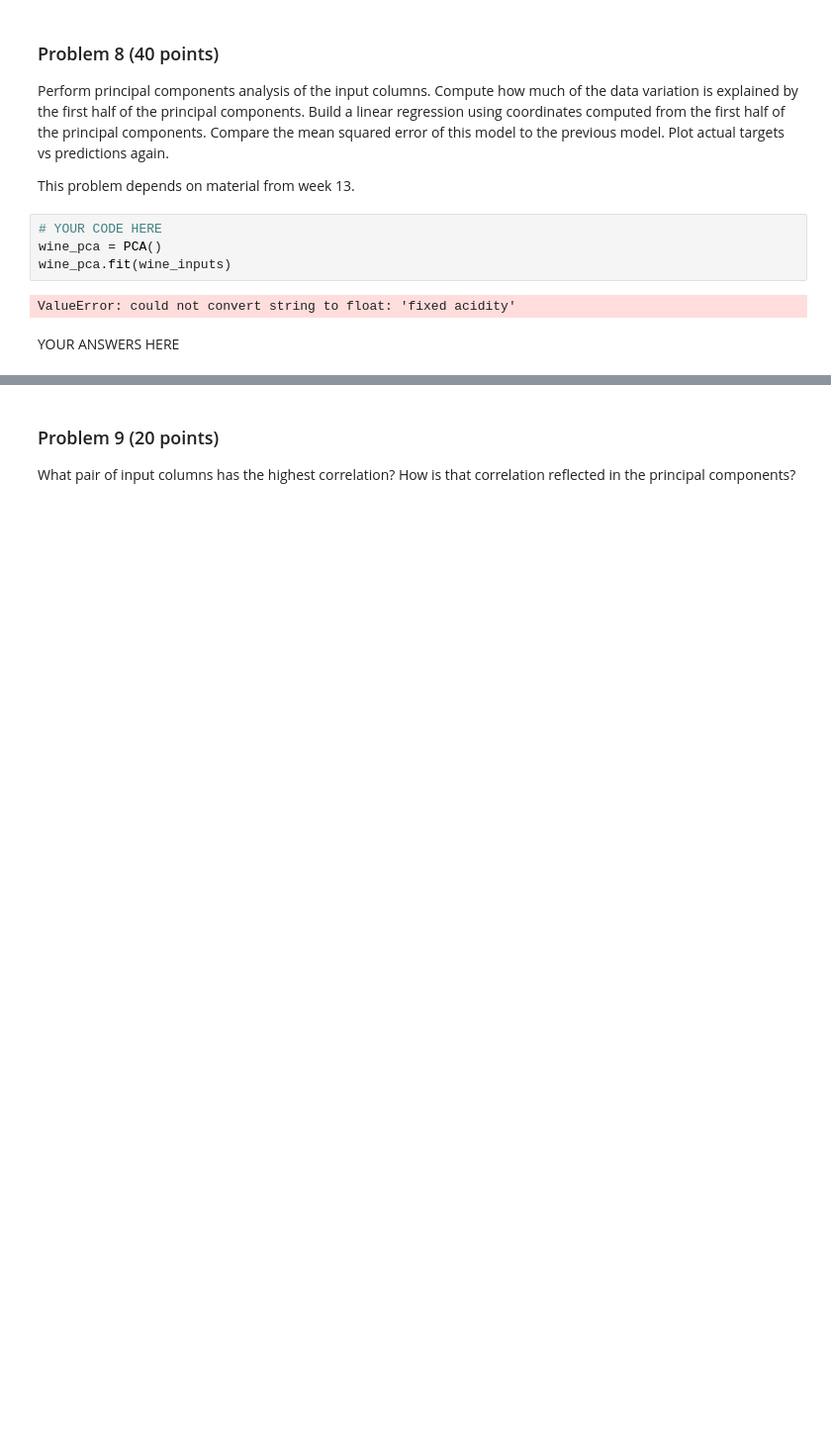
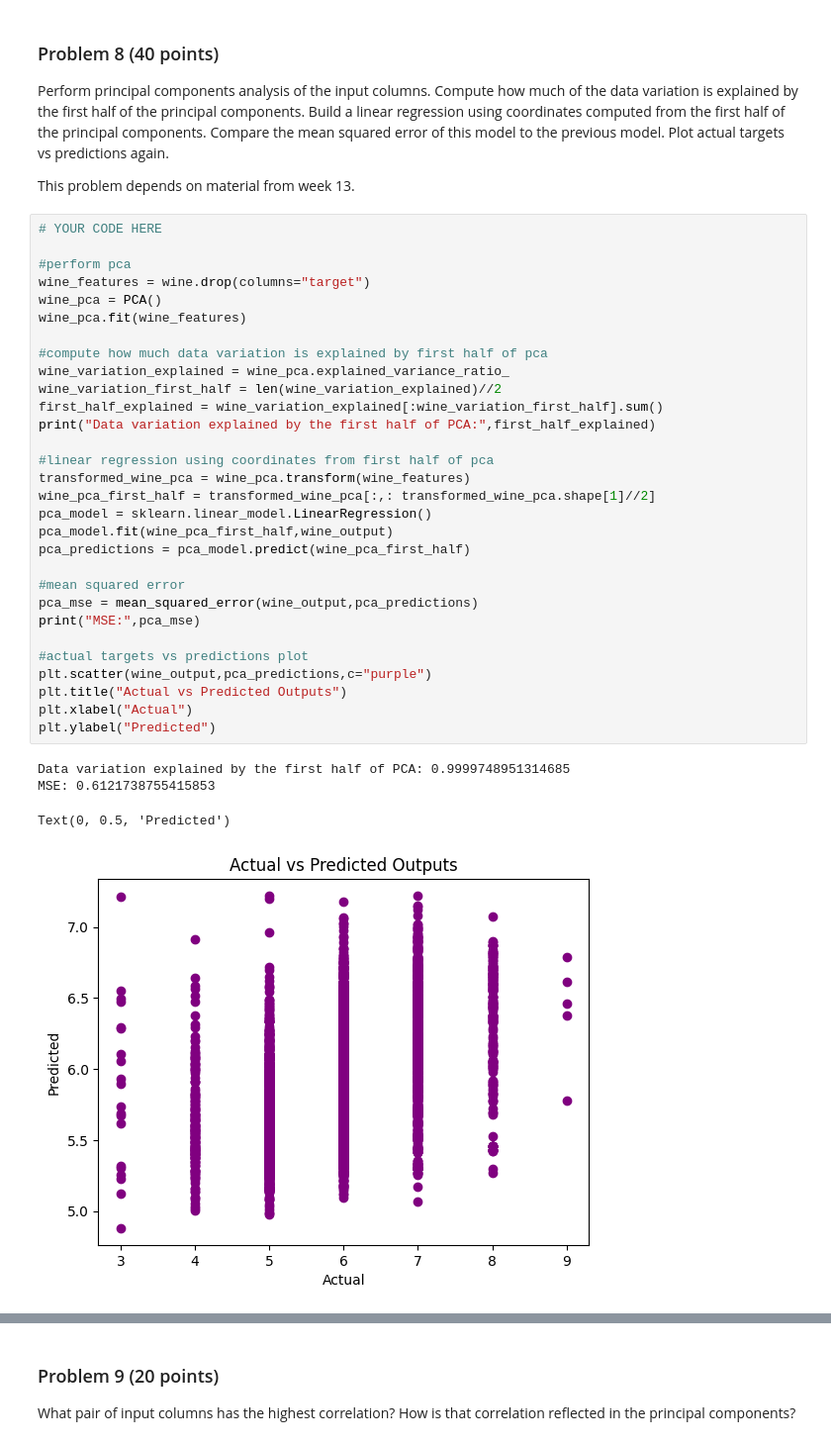
Before and after one commit to karaconrad15/dx601-final-project, a Jupyter notebook: project.ipynb, the cells around one changed output, grey strips where cells are left out. Shown: that part at 99% size. Cells and saved outputs as stored; diff of their text form; blank space fills up the shorter version.

```diff
--- a/project.ipynb
+++ b/project.ipynb
@@ -332,11 +332,38 @@ Compare the mean squared error of this model to the previous model.
 Plot actual targets vs predictions again.
 
 This problem depends on material from week 13.
-# %%
-# YOUR CODE HERE
-wine_pca = PCA()
-wine_pca.fit(wine_inputs)
-# %% [output]
-ValueError: could not convert string to float: 'fixed acidity'
-# %% [markdown]
-YOUR ANSWERS HERE
+# %%
+# YOUR CODE HERE
+
+#perform pca
+wine_features = wine.drop(columns="target")
+wine_pca = PCA()
+wine_pca.fit(wine_features)
+
+#compute how much data variation is explained by first half of pca
+wine_variation_explained = wine_pca.explained_variance_ratio_
+wine_variation_first_half = len(wine_variation_explained)//2
+first_half_explained = wine_variation_explained[:wine_variation_first_half].sum()
+print("Data variation explained by the first half of PCA:",first_half_explained)
+
+#linear regression using coordinates from first half of pca
+transformed_wine_pca = wine_pca.transform(wine_features)
+wine_pca_first_half = transformed_wine_pca[:,: transformed_wine_pca.shape[1]//2]
+pca_model = sklearn.linear_model.LinearRegression()
+pca_model.fit(wine_pca_first_half,wine_output)
+pca_predictions = pca_model.predict(wine_pca_first_half)
+
+#mean squared error
+pca_mse = mean_squared_error(wine_output,pca_predictions)
+print("MSE:",pca_mse)
+
+#actual targets vs predictions plot
+plt.scatter(wine_output,pca_predictions,c="purple")
+plt.title("Actual vs Predicted Outputs")
+plt.xlabel("Actual")
+plt.ylabel("Predicted")
+# %% [output]
+Data variation explained by the first half of PCA: 0.9999748951314685
+MSE: 0.6121738755415853
+Text(0, 0.5, 'Predicted')
+[figure, added]
```
Also changed, not shown: parts of 8 cells of this notebook.
